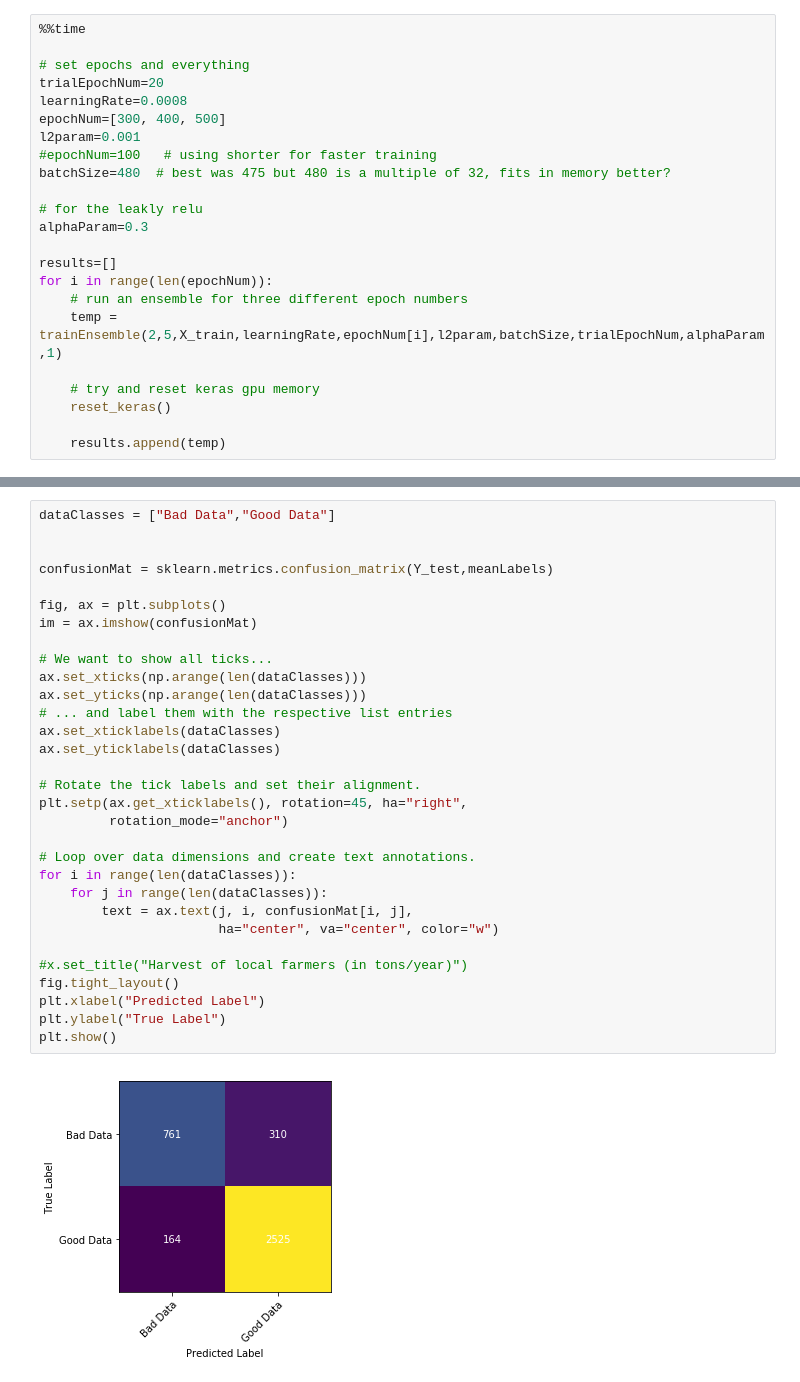
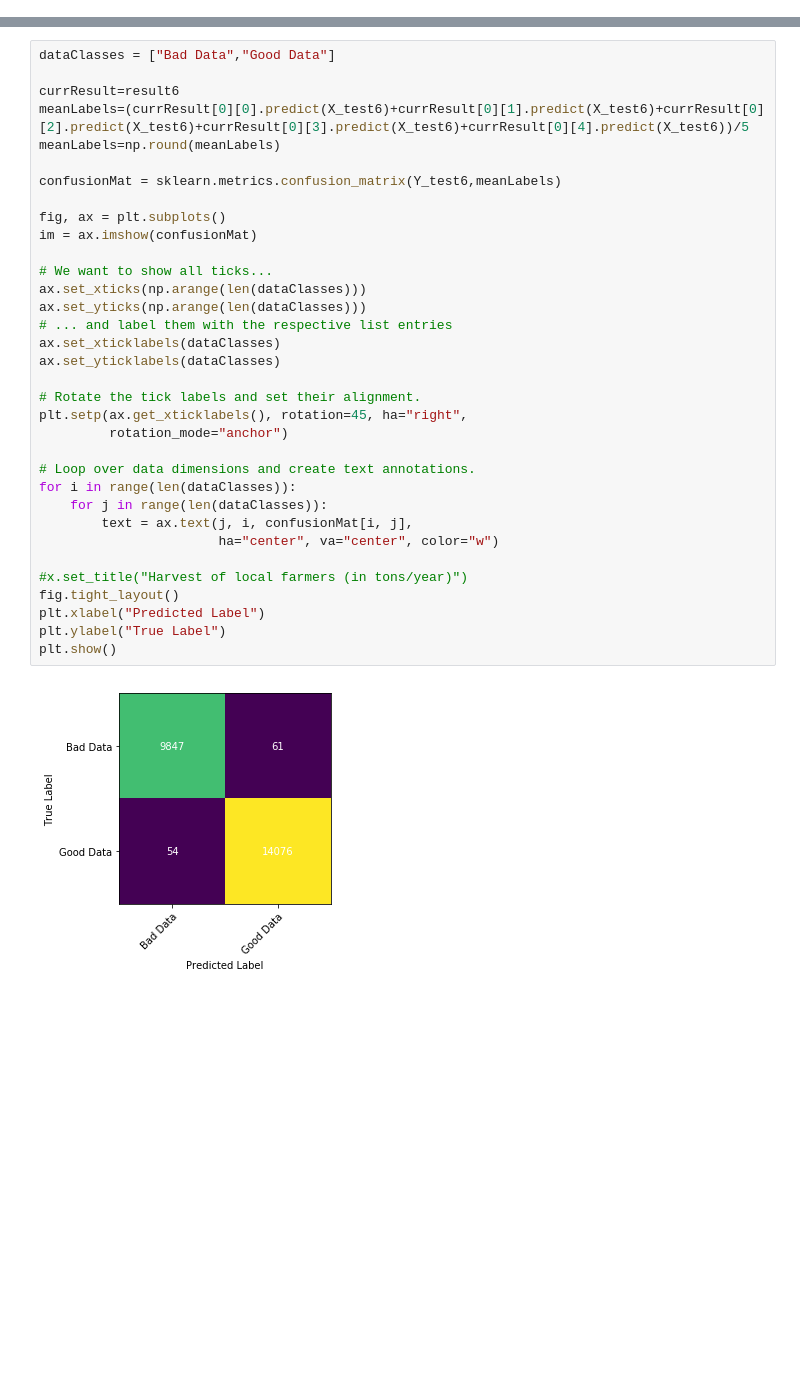
Before and after one commit to ndewar/AEM_ML, a Jupyter notebook: CNN_2D_AEM_ML_v2.ipynb, the cells around one changed output, grey strips where cells are left out. Saved outputs shown, nothing was run; the diff lists cells and outputs as text; blank space fills up the shorter version.

```diff
--- a/CNN_2D_AEM_ML_v2.ipynb
+++ b/CNN_2D_AEM_ML_v2.ipynb
@@ -477,23 +606,0 @@ Wall time: 76.9 ms
-# %%
-%%time
-
-# set epochs and everything
-trialEpochNum=20
-learningRate=0.0008
-epochNum=[300, 400, 500]
-l2param=0.001
-#epochNum=100   # using shorter for faster training
-batchSize=480  # best was 475 but 480 is a multiple of 32, fits in memory better?
-
-# for the leakly relu
-alphaParam=0.3
-
-results=[]
-for i in range(len(epochNum)):
-    # run an ensemble for three different epoch numbers
-    temp = trainEnsemble(2,5,X_train,learningRate,epochNum[i],l2param,batchSize,trialEpochNum,alphaParam,1)
-
-    # try and reset keras gpu memory
-    reset_keras()
-
-    results.append(temp)
@@ -519,33 +607,36 @@ KeyboardInterrupt:
 # %%
 dataClasses = ["Bad Data","Good Data"]
 
+currResult=result6
+meanLabels=(currResult[0][0].predict(X_test6)+currResult[0][1].predict(X_test6)+currResult[0][2].predict(X_test6)+currResult[0][3].predict(X_test6)+currResult[0][4].predict(X_test6))/5
+meanLabels=np.round(meanLabels)
 
-confusionMat = sklearn.metrics.confusion_matrix(Y_test,meanLabels)
+confusionMat = sklearn.metrics.confusion_matrix(Y_test6,meanLabels)
 
 fig, ax = plt.subplots()
 im = ax.imshow(confusionMat)
 
 # We want to show all ticks...
 ax.set_xticks(np.arange(len(dataClasses)))
 ax.set_yticks(np.arange(len(dataClasses)))
 # ... and label them with the respective list entries
 ax.set_xticklabels(dataClasses)
 ax.set_yticklabels(dataClasses)
 
 # Rotate the tick labels and set their alignment.
 plt.setp(ax.get_xticklabels(), rotation=45, ha="right",
          rotation_mode="anchor")
 
 # Loop over data dimensions and create text annotations.
 for i in range(len(dataClasses)):
     for j in range(len(dataClasses)):
         text = ax.text(j, i, confusionMat[i, j],
                        ha="center", va="center", color="w")
 
 #x.set_title("Harvest of local farmers (in tons/year)")
 fig.tight_layout()
 plt.xlabel("Predicted Label")
 plt.ylabel("True Label")
 plt.show()
 # %% [output]
-[figure, old version]
+[figure, new version]
```
Also changed, not shown: parts of 22 cells of this notebook, 1 other file.
